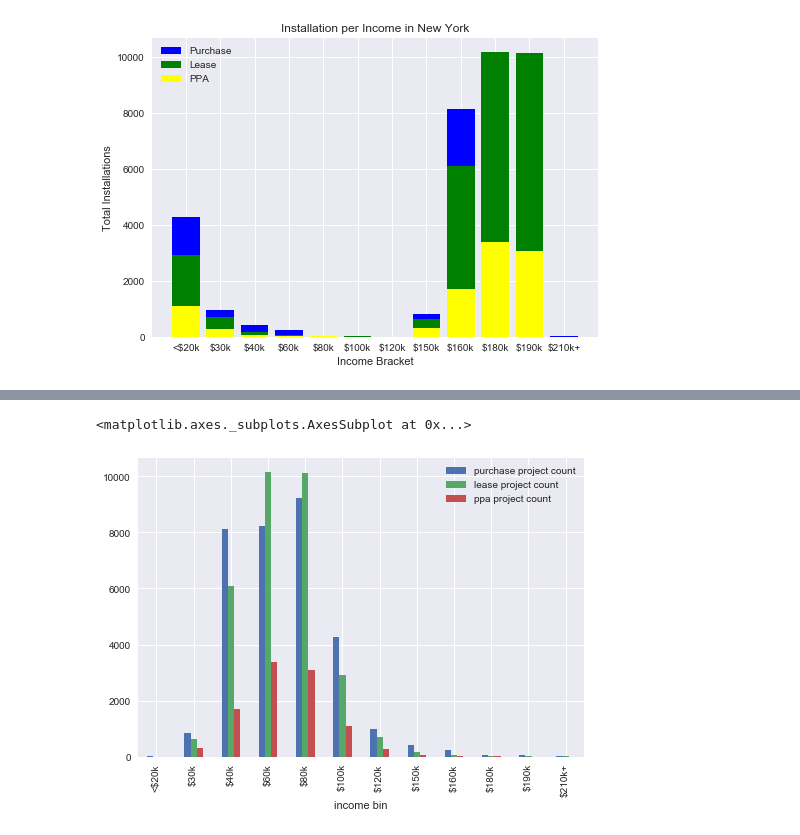
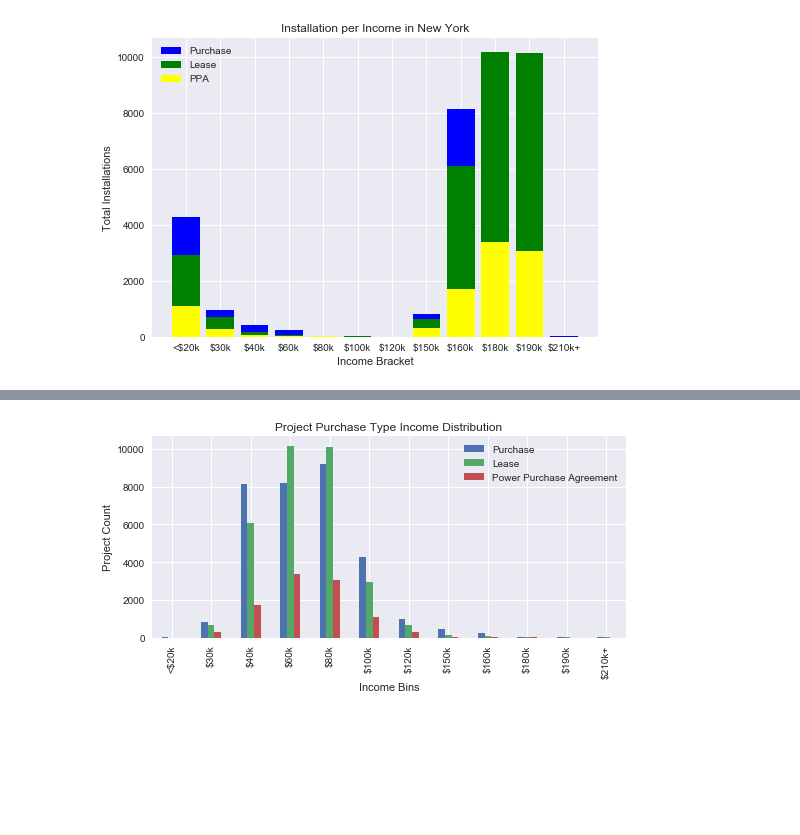
Before and after one commit to nasavish/TeamGreenTech, a Jupyter notebook: Resources/Income Distribution Segmented by Purchase Type and Residential.ipynb, the cells around one changed output, grey strips where cells are left out. Drawn from its saved outputs; the diff is of its cells as text; code cells hidden in the pictures; blank space fills up the shorter version.

Commit message:
adding final income distribution chart and image

```diff
--- a/Resources/Income Distribution Segmented by Purchase Type and Residential.ipynb
+++ b/Resources/Income Distribution Segmented by Purchase Type and Residential.ipynb
@@ -65,12 +65,12 @@ test_df['income bins'] = pd.cut(test_df['income'],bins=bins, labels=labels)
 rp_projects_per_income_bin = test_df['income bins'].value_counts()
 rp_projects_per_income_bin = rp_projects_per_income_bin.to_frame()
 rp_projects_per_income_bin = rp_projects_per_income_bin.reset_index()
-rp_projects_per_income_bin = rp_projects_per_income_bin.rename(columns={'index':'income bin', 'income bins':'purchase project count'})
+rp_projects_per_income_bin = rp_projects_per_income_bin.rename(columns={'index':'income bin', 'income bins':'Purchase'})
 
 
 x_axis = np.arange(0, len(bins))
 plt.figure(figsize=(8.5,3.7))
-plt.bar(rp_projects_per_income_bin['income bin'], rp_projects_per_income_bin['purchase project count'])
+plt.bar(rp_projects_per_income_bin['income bin'], rp_projects_per_income_bin['Purchase'])
 plt.xticks(x_axis, labels)
 plt.xlabel('Income Bracket')
 plt.ylabel('Total Installations')
@@ -101,12 +101,12 @@ test1_df['income bins'] = pd.cut(test1_df['income'],bins=bins, labels=labels)
 rl_projects_per_income_bin = test1_df['income bins'].value_counts()
 rl_projects_per_income_bin = rl_projects_per_income_bin.to_frame()
 rl_projects_per_income_bin = rl_projects_per_income_bin.reset_index()
-rl_projects_per_income_bin = rl_projects_per_income_bin.rename(columns={'index':'income bin', 'income bins':'lease project count'})
+rl_projects_per_income_bin = rl_projects_per_income_bin.rename(columns={'index':'income bin', 'income bins':'Lease'})
 
 
 x_axis = np.arange(0, len(bins))
 plt.figure(figsize=(8.5,3.7))
-plt.bar(rl_projects_per_income_bin['income bin'], rl_projects_per_income_bin['lease project count'])
+plt.bar(rl_projects_per_income_bin['income bin'], rl_projects_per_income_bin['Lease'])
 plt.xticks(x_axis, labels)
 plt.xlabel('Income Bracket')
 plt.ylabel('Total Installations')
@@ -137,12 +137,12 @@ test2_df['income bins'] = pd.cut(test2_df['income'],bins=bins, labels=labels)
 rpa_projects_per_income_bin = test2_df['income bins'].value_counts()
 rpa_projects_per_income_bin = rpa_projects_per_income_bin.to_frame()
 rpa_projects_per_income_bin = rpa_projects_per_income_bin.reset_index()
-rpa_projects_per_income_bin = rpa_projects_per_income_bin.rename(columns={'index':'income bin', 'income bins':'ppa project count'})
+rpa_projects_per_income_bin = rpa_projects_per_income_bin.rename(columns={'index':'income bin', 'income bins':'Power Purchase Agreement'})
 rpa_projects_per_income_bin
 
 x_axis = np.arange(0, len(bins))
 plt.figure(figsize=(8.5,3.7))
-plt.bar(rpa_projects_per_income_bin['income bin'], rpa_projects_per_income_bin['ppa project count'])
+plt.bar(rpa_projects_per_income_bin['income bin'], rpa_projects_per_income_bin['Power Purchase Agreement'])
 plt.xticks(x_axis, labels)
 plt.xlabel('Income Bracket')
 plt.ylabel('Total Installations')
@@ -173,12 +173,12 @@ plt.show()
 [figure]
 # %%
 rp_projects_per_income_bin = rp_projects_per_income_bin.reindex([10,5,2,1,0,3,4,6,7,9,8,11])
-rp_projects_per_income_bin.plot('income bin', 'purchase project count', kind='bar')
+rp_projects_per_income_bin.plot('income bin', 'Purchase', kind='bar')
 
-# rl_projects_per_income_bin = rl_projects_per_income_bin.reindex([11, 5 ,2, 0, 1, 3, 4, 6, 7, 8, 9, 10])
-# rl_projects_per_income_bin.plot('income bin', 'lease project count', kind='bar')
+rl_projects_per_income_bin = rl_projects_per_income_bin.reindex([11, 5 ,2, 0, 1, 3, 4, 6, 7, 8, 9, 10])
+rl_projects_per_income_bin.plot('income bin', 'Lease', kind='bar')
 
-# rpa_projects_per_income_bin = rpa_projects_per_income_bin.reindex([11, 4, 2, 0, 1, 3, 5, 6, 8, 7, 10, 9])
-# rpa_projects_per_income_bin.plot('income bin', 'ppa project count', kind='bar')
+rpa_projects_per_income_bin = rpa_projects_per_income_bin.reindex([11, 4, 2, 0, 1, 3, 5, 6, 8, 7, 10, 9])
+rpa_projects_per_income_bin.plot('income bin', 'Power Purchase Agreement', kind='bar')
 # %% [output]
 <matplotlib.axes._subplots.AxesSubplot at 0x...>
@@ -186,10 +188,14 @@ rp_projects_per_income_bin.plot('income bin', 'purchase project count', kind='ba
 # %%
 merge1 = rp_projects_per_income_bin.merge(rl_projects_per_income_bin, on='income bin')
 merge2 = merge1.merge(rpa_projects_per_income_bin, on='income bin')
 #merge2 = merge2.reindex([10, 5, 2, 1, 0, 3, 4, 6, 7, 9, 8, 11])
 merge2
 
-merge2.plot('income bin', ['purchase project count', 'lease project count', 'ppa project count'], kind='bar')
+
+merge2.plot('income bin', ['Purchase', 'Lease', 'Power Purchase Agreement'], kind='bar',
+            title='Project Purchase Type Income Distribution', figsize=(8.5,3.7))
+plt.ylabel('Project Count')
+plt.xlabel('Income Bins')
+plt.savefig("Installation_per_income_per_purchase.png")
 # %% [output]
-<matplotlib.axes._subplots.AxesSubplot at 0x...>
-[figure, old version]
+[figure, new version]
```
Also changed, not shown: parts of 2 cells of this notebook, 1 other file.
